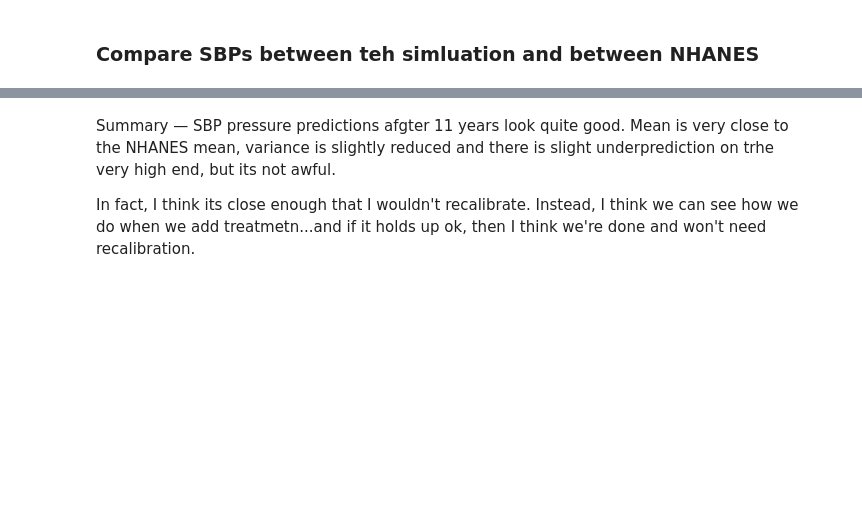
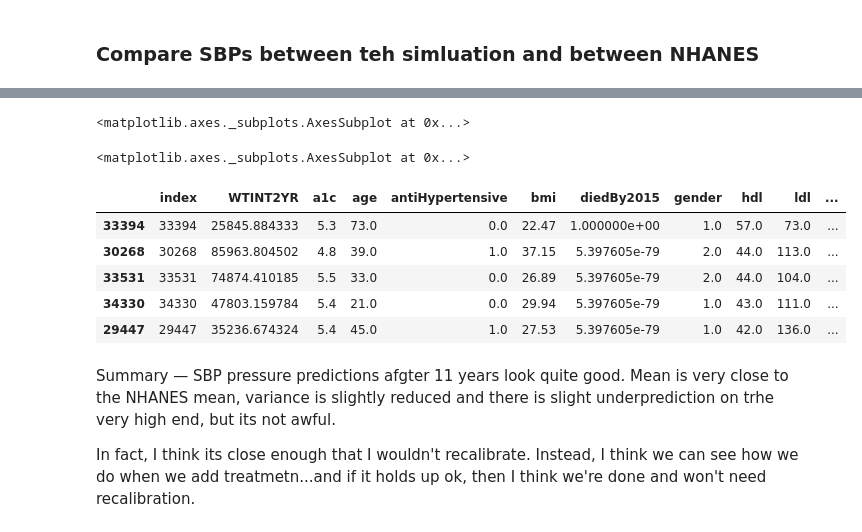
Before and after one commit to jburke5/microsimNHANES, a Jupyter notebook: compareSimulatedRiskFactorsToNHANES.ipynb, the cells around one changed output, grey strips where cells are left out. Saved outputs shown, nothing was run; the diff lists cells and outputs as text; code cells hidden in the pictures; blank space fills up the shorter version.

```diff
--- a/compareSimulatedRiskFactorsToNHANES.ipynb
+++ b/compareSimulatedRiskFactorsToNHANES.ipynb
@@ -107,3 +327,20 @@ plt.plot(np.arange(80,240), np.arange(80, 240))
+# %%
+hists[0]
+# %% [output]
+<matplotlib.axes._subplots.AxesSubplot at 0x...>
+# %%
+fig.axes[0]
+# %% [output]
+<matplotlib.axes._subplots.AxesSubplot at 0x...>
+# %%
+earlyCrossSectionOfNonImmigrants.head()
+# %% [output]
+|  | index | WTINT2YR | a1c | age | antiHypertensive | bmi | diedBy2015 | gender | hdl | ldl | ... |
+| 33394 | 33394 | 25845.884333 | 5.3 | 73.0 | 0.0 | 22.47 | 1.000000e+00 | 1.0 | 57.0 | 73.0 | ... |
+| 30268 | 30268 | 85963.804502 | 4.8 | 39.0 | 1.0 | 37.15 | 5.397605e-79 | 2.0 | 44.0 | 113.0 | ... |
+| 33531 | 33531 | 74874.410185 | 5.5 | 33.0 | 0.0 | 26.89 | 5.397605e-79 | 2.0 | 44.0 | 104.0 | ... |
+| 34330 | 34330 | 47803.159784 | 5.4 | 21.0 | 0.0 | 29.94 | 5.397605e-79 | 1.0 | 43.0 | 111.0 | ... |
+| 29447 | 29447 | 35236.674324 | 5.4 | 45.0 | 1.0 | 27.53 | 5.397605e-79 | 1.0 | 42.0 | 136.0 | ... |
 # %% [markdown]
 Summary — SBP pressure predictions afgter 11 years look quite good. Mean is very close to the NHANES mean, variance is slightly reduced and there is slight underprediction on trhe very high end, but its not awful.
 
```
Also changed, not shown: parts of 8 cells of this notebook, 3 other files.
